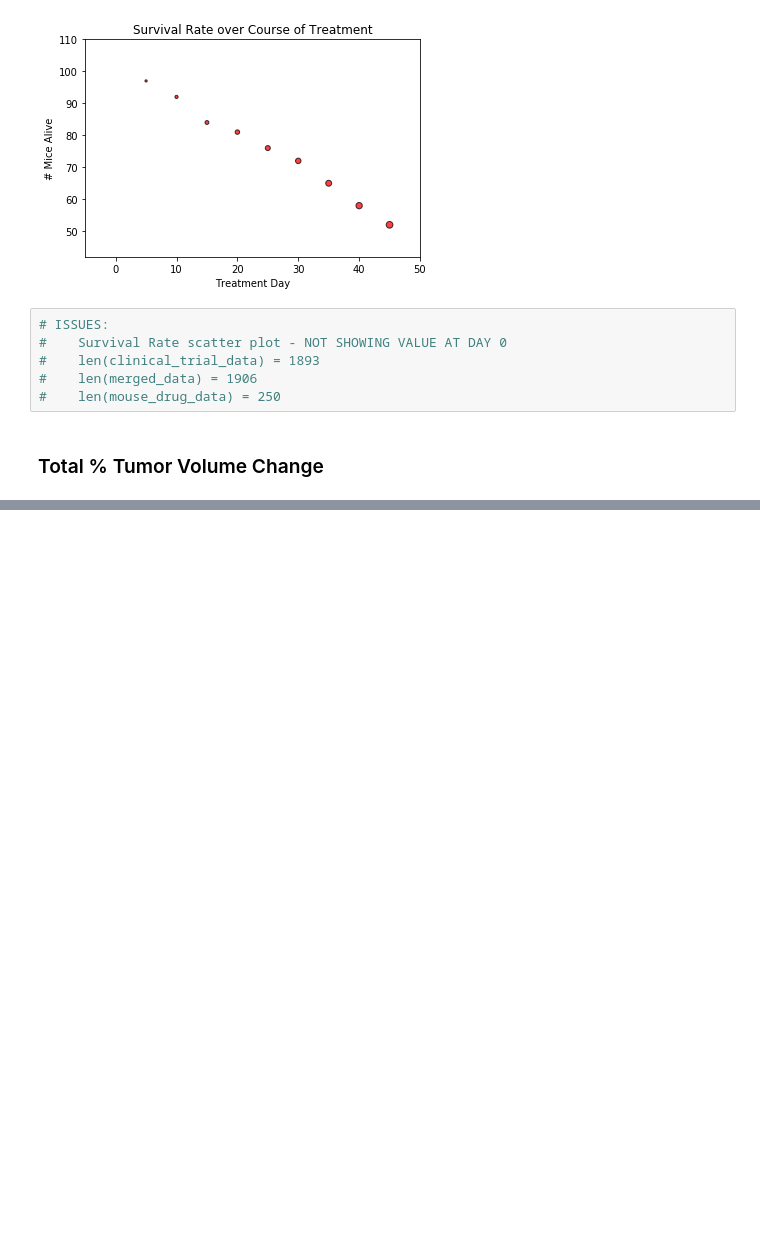
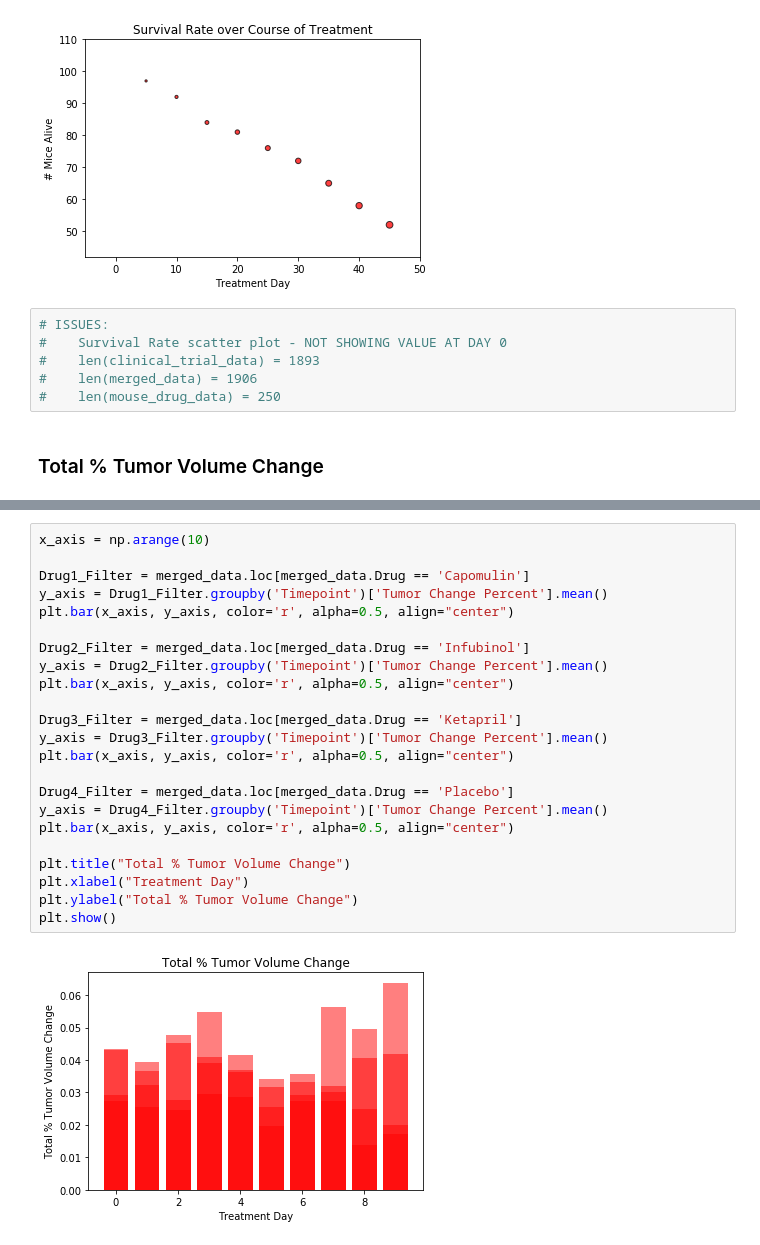
Before and after one commit to cfogel55/BootcampRepo, a Jupyter notebook: Pymaceuticals.ipynb, the cells around one changed output, grey strips where cells are left out. Drawn from its saved outputs; the diff is of its cells as text; blank space fills up the shorter version.

```diff
--- a/Pymaceuticals.ipynb
+++ b/Pymaceuticals.ipynb
@@ -221,0 +229,25 @@ Text(0.5,0,'Treatment Day')
+# %%
+x_axis = np.arange(10)
+
+Drug1_Filter = merged_data.loc[merged_data.Drug == 'Capomulin']
+y_axis = Drug1_Filter.groupby('Timepoint')['Tumor Change Percent'].mean()
+plt.bar(x_axis, y_axis, color='r', alpha=0.5, align="center")
+
+Drug2_Filter = merged_data.loc[merged_data.Drug == 'Infubinol']
+y_axis = Drug2_Filter.groupby('Timepoint')['Tumor Change Percent'].mean()
+plt.bar(x_axis, y_axis, color='r', alpha=0.5, align="center")
+
+Drug3_Filter = merged_data.loc[merged_data.Drug == 'Ketapril']
+y_axis = Drug3_Filter.groupby('Timepoint')['Tumor Change Percent'].mean()
+plt.bar(x_axis, y_axis, color='r', alpha=0.5, align="center")
+
+Drug4_Filter = merged_data.loc[merged_data.Drug == 'Placebo']
+y_axis = Drug4_Filter.groupby('Timepoint')['Tumor Change Percent'].mean()
+plt.bar(x_axis, y_axis, color='r', alpha=0.5, align="center")
+
+plt.title("Total % Tumor Volume Change")
+plt.xlabel("Treatment Day")
+plt.ylabel("Total % Tumor Volume Change")
+plt.show()
+# %% [output]
+[figure, added]
```
Also changed, not shown: parts of 2 cells of this notebook.
